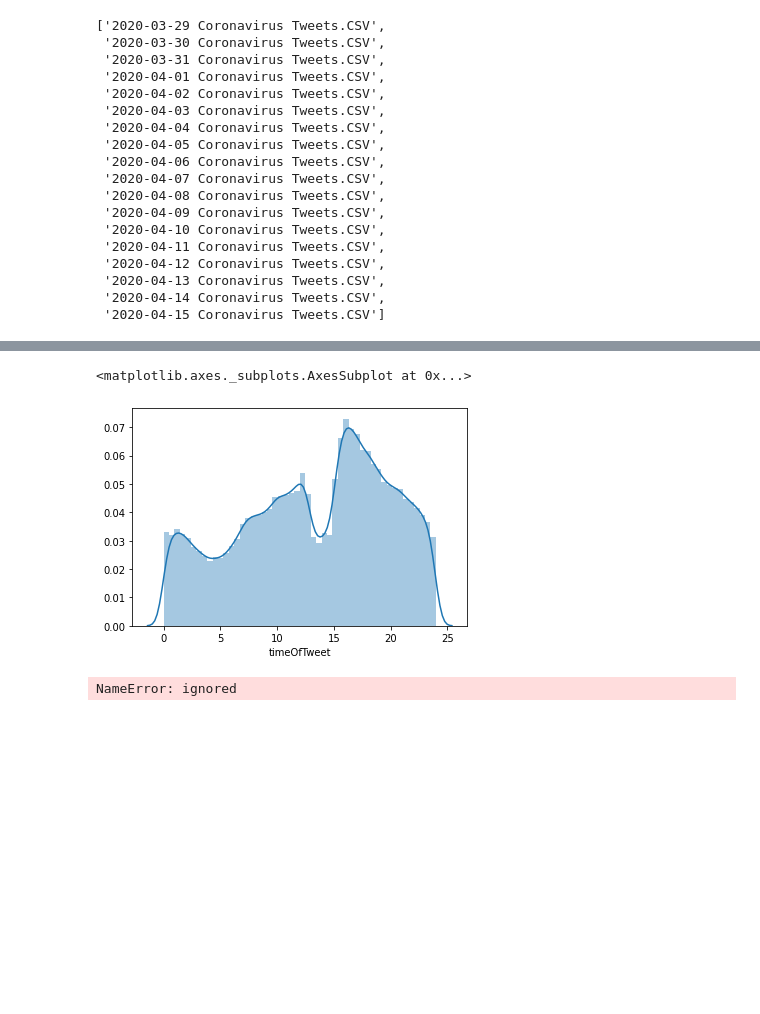
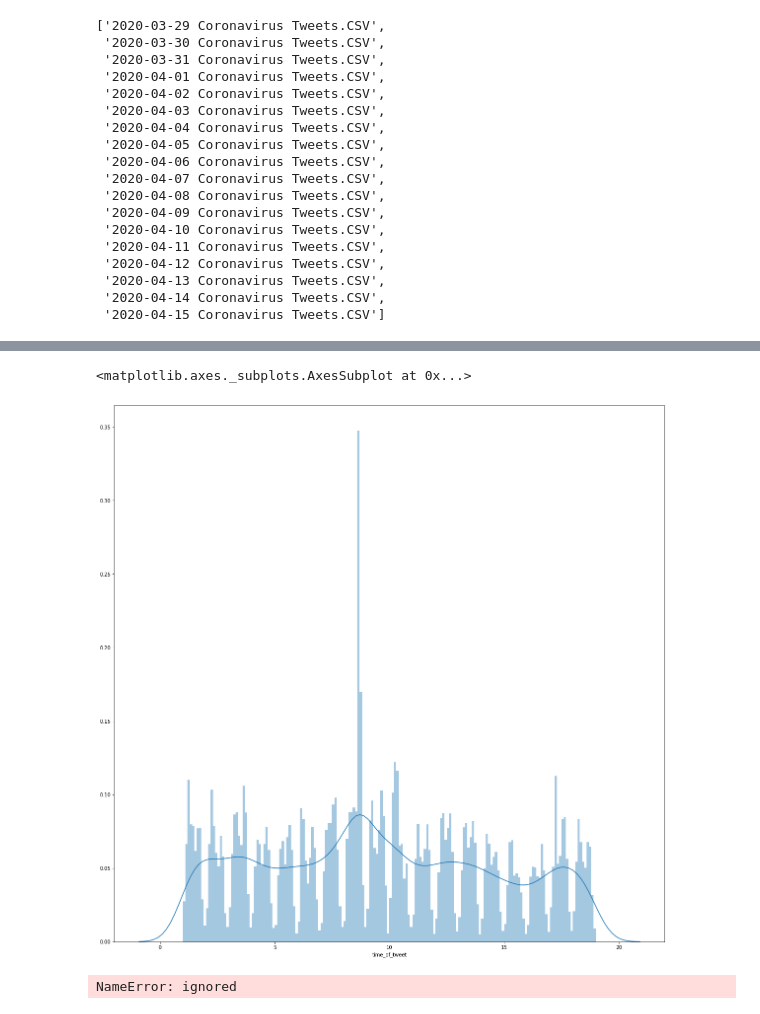
Before and after one commit to ShubhangiSoni1603/Sentimental_analysis_twitter_IN, a Jupyter notebook: Untitled3.ipynb, the cells around one changed output, grey strips where cells are left out. Saved outputs shown, nothing was run; the diff lists cells and outputs as text; code cells hidden in the pictures; blank space fills up the shorter version.

Commit message:
time 2

```diff
--- a/Untitled3.ipynb
+++ b/Untitled3.ipynb
@@ -149,5 +151,8 @@ def readfiles(files):
 dat = readfiles(files)
 # %%
 dat["Month"] = dat["created_at"].apply(lambda x: int(x.split("T")[0].split("-")[1]))
-dat.apply(lambda x: int(x["created_at"].split("T")[0].split("-")[1]))
+dat["time_of_tweet"] = dat["day"] + dat.created_at.apply(lambda x:((int(x.split("T")[1].split(":")[0])+
+                                                                    int(x.split("T")[1].split(":")[1])/60 +
+                                                                    int(x.split("T")[1].split(":")[2][:2])/3600))/24)
+dat["time_of_tweet"]
 # %% [output]
@@ -166,15 +171,14 @@ Name: created_at, Length: 40466, dtype: object
 # %%
 def prep():
     pass
-# %%
-dat["place_full_name"].apply(lambda x: x.split(",")[0])
-d1["timeOfTweet"] = d1.created_at.apply(lambda x:(int(x.split("T")[1].split(":")[0])+
-                                                  int(x.split("T")[1].split(":")[1])/60 +
-                                                  int(x.split("T")[1].split(":")[2][:2])/3600))
-sns.distplot(d1["timeOfTweet"])""
-# %% [output]
-<matplotlib.axes._subplots.AxesSubplot at 0x...>
-[figure, removed]
+# %%
+#dat["place_full_name"].apply(lambda x: x.split(",")[0])
+fig = plt.figure(figsize=(20,20))
+
+sns.distplot(dat["time_of_tweet"],bins = 180)
+# %% [output]
+<matplotlib.axes._subplots.AxesSubplot at 0x...>
+[figure, added]
 # %%
 d1.country_code.value_counts()
 # %% [output]
```
Also changed, not shown: parts of 2 cells of this notebook.
